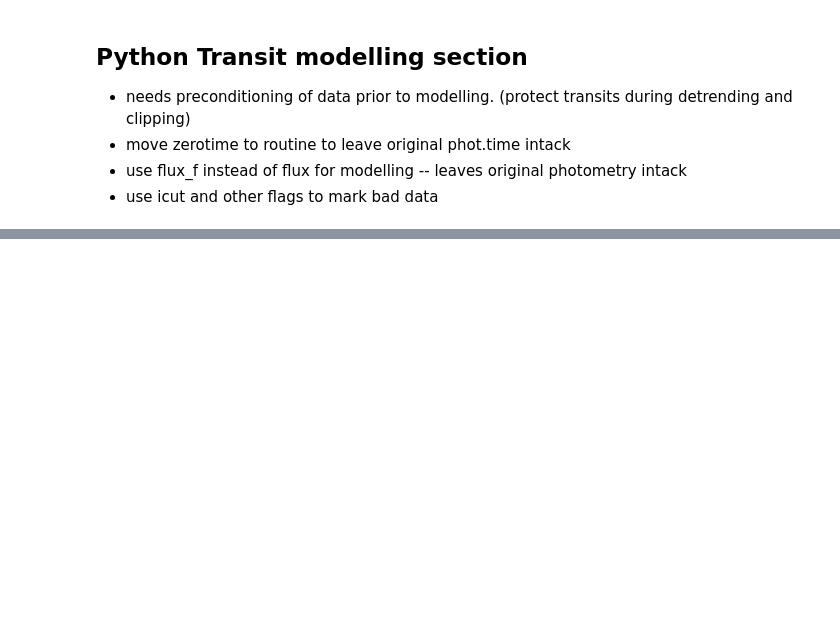
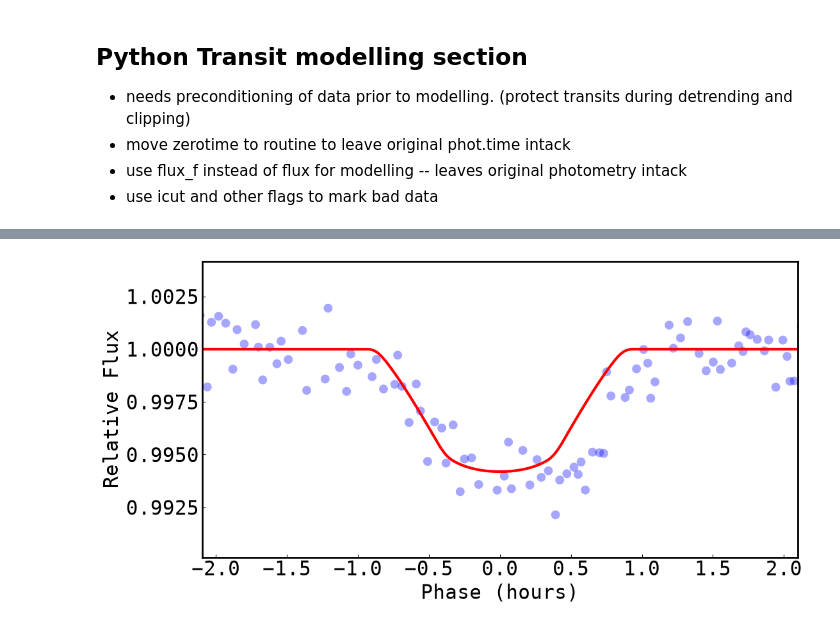
Before and after one commit to jasonfrowe/Kepler-BOI1b, a Jupyter notebook: pytfit5_BOI-1.ipynb, the cells around one changed output, grey strips where cells are left out. Saved outputs shown, nothing was run; the diff lists cells and outputs as text; code cells hidden in the pictures; blank space fills up the shorter version.

```diff
--- a/pytfit5_BOI-1.ipynb
+++ b/pytfit5_BOI-1.ipynb
@@ -229,0 +240,4 @@ sol.npl = 1                          # Number of planets
+# %%
+# Mark in-transit data.  Since BLS will likely underestimate the transit-duration, we will pad to be safe.
+kep.mark_intransit_data(phot, sol, tdurcut = 1.0)  # tdurcut is the amount of +/- time to protect centred on the transit
+tpy5.run_polyfilter(phot, tpy5_inputs)         # Re-apply detrending to protect the transit event from distortion
@@ -229,0 +246,6 @@ sol.npl = 1                          # Number of planets
+# %%
+# Plot the initial model and data
+pl_plot = 1 # Which planet to plot
+transitp.plotTransit(phot, sol, pl_to_plot=pl_plot)
+# %% [output]
+[figure, added]
```
Also changed, not shown: parts of 12 cells of this notebook, 1 other file.
